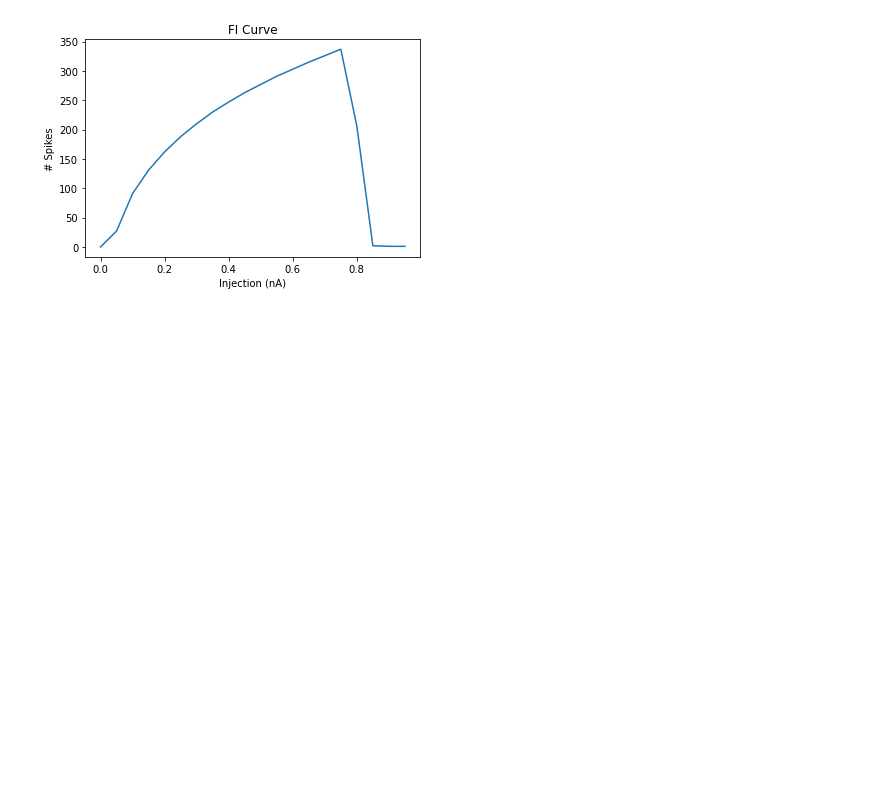
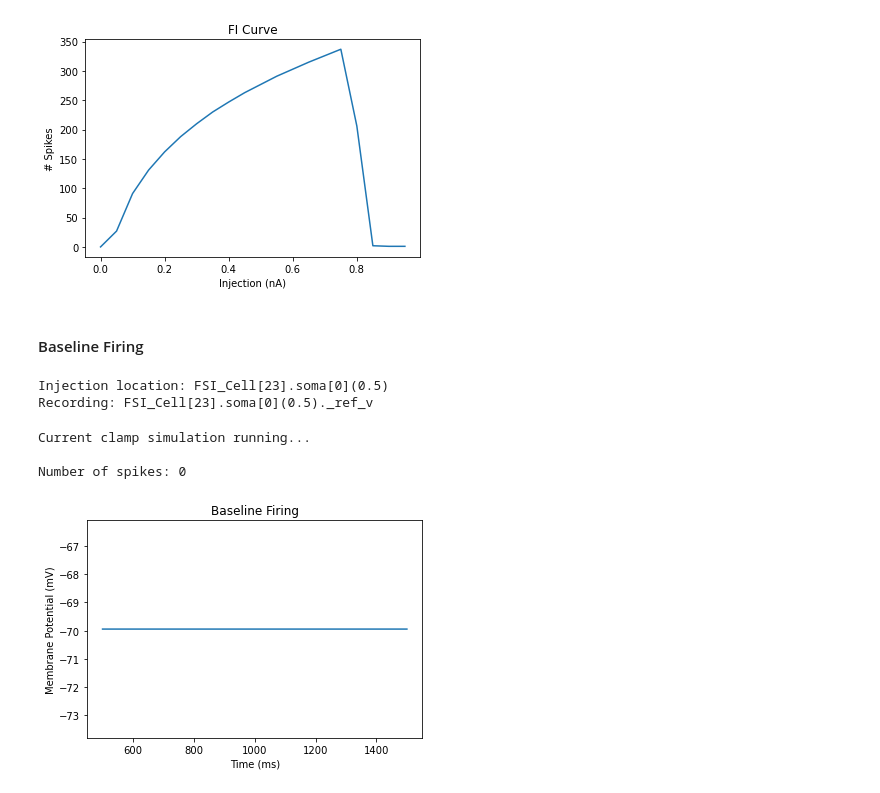
Before and after one commit to chenziao/M1-Cells, a Jupyter notebook: single_cell_tuning.ipynb, the cells around one changed output. Cells and saved outputs as stored; diff of their text form; code cells hidden in the pictures; blank space fills up the shorter version.

```diff
--- a/single_cell_tuning.ipynb
+++ b/single_cell_tuning.ipynb
@@ -48,7 +48,8 @@ basic_settings = {
             'inj_amp': 350.,
             'inj_delay': 1500.,
             'inj_dur': 1000.,
-            'tstop': 3000.
+            'tstop': 3000.,
+            'threshold': 0.
         }
     },
     'ZAP': {
@@ -73,6 +74,17 @@ basic_settings = {
             'i_increment': 50.,
             'tstart': 1500.
         }
+    },
+    'BaselineFiring': {
+        'celsius': 36.,
+        'kwargs': {
+            'post_init_function': 'insert_mechs(0)',
+            'inj_amp': 0.,
+            'inj_delay': 1500.,
+            'inj_dur': 1000.,
+            'tstop': 2500.,
+            'threshold': 0.
+        }
     }
 }
 Cell_settings = {cell: deepcopy(basic_settings) for cell in ['CP_Cell', 'CS_Cell', 'FSI_Cell', 'LTS_Cell']}
@@ -86,11 +98,13 @@ settings = Cell_settings['FSI_Cell']
 settings['Passive']['celsius'] = 30.
 settings['Passive']['kwargs'] = {'inj_amp': -100., 'inj_delay': 500., 'inj_dur': 500., 'tstop': 1100., 'method': 'exp2'}
 settings['CurrentClamp']['celsius'] = 21.
-settings['CurrentClamp']['kwargs'] = {'inj_amp': 200., 'inj_delay': 500., 'inj_dur': 500., 'tstop': 1100.}
+settings['CurrentClamp']['kwargs'] = {'inj_amp': 200., 'inj_delay': 500., 'inj_dur': 500., 'tstop': 1100., 'threshold': 0.}
 settings['ZAP']['celsius'] = 30.
 settings['ZAP']['kwargs']['inj_amp'] = 10.
 settings['FI']['celsius'] = 30.
 settings['FI']['kwargs']['tstart'] = 500.
+settings['BaselineFiring']['celsius'] = 36.
+settings['BaselineFiring']['kwargs'] = {'inj_amp': 0., 'inj_delay': 500., 'inj_dur': 1000., 'tstop': 1500., 'threshold': 0.}
 # settings['Passive'] = None
 # settings['ZAP'] = None
 # settings['FI'] = None
@@ -225,3 +241,25 @@ Results
 Injection (nA): 0, 0.05, 0.1, 0.15, 0.2, 0.25, 0.3, 0.35, 0.4, 0.45, 0.5, 0.55, 0.6, 0.65, 0.7, 0.75, 0.8, 0.85, 0.9, 0.95
 Number of spikes: 0, 27, 91, 131, 162, 188, 210, 230, 247, 263, 277, 291, 303, 315, 326, 337, 206, 2, 1, 1
 [figure]
+# %% [markdown]
+#### Baseline Firing
+# %%
+proc = settings['BaselineFiring']
+if proc is not None:
+    h.celsius = proc['celsius']
+    sim5 = CurrentClamp(Cell, **proc['kwargs'])
+    title = 'Baseline Firing'
+    xlabel = 'Time (ms)'
+    ylabel = 'Membrane Potential (mV)'
+# %% [output]
+Injection location: FSI_Cell[23].soma[0](0.5)
+Recording: FSI_Cell[23].soma[0](0.5)._ref_v
+# %%
+if proc is not None:
+    X, Y = run_and_plot(sim5, title, xlabel, ylabel, plot_injection_only=True)
+    plt.show()
+# %% [output]
+Current clamp simulation running...
+
+Number of spikes: 0
+[figure, added]
```
Also changed, not shown: parts of 1 cell of this notebook, 3 other files.
